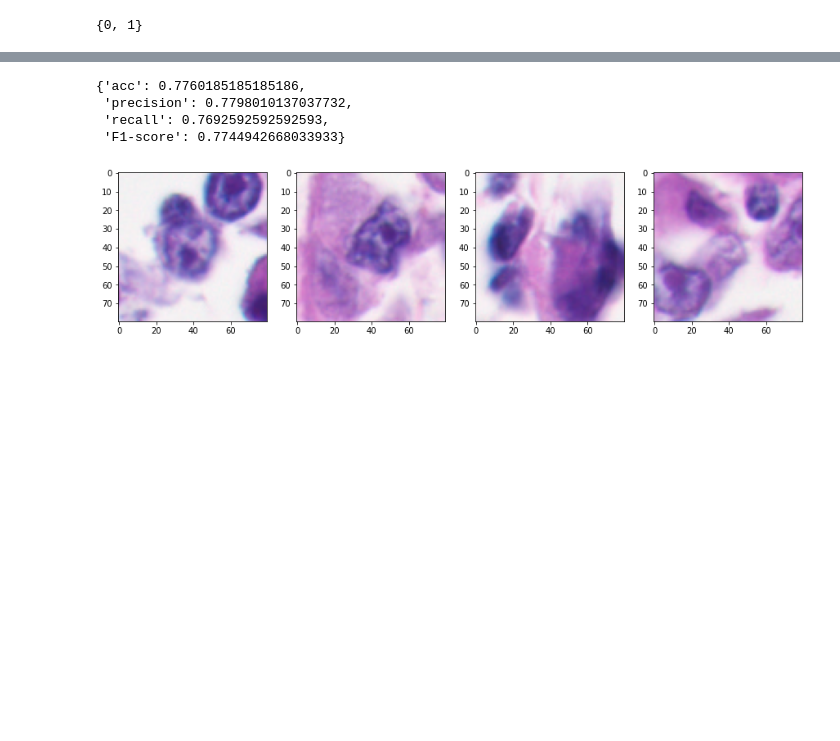
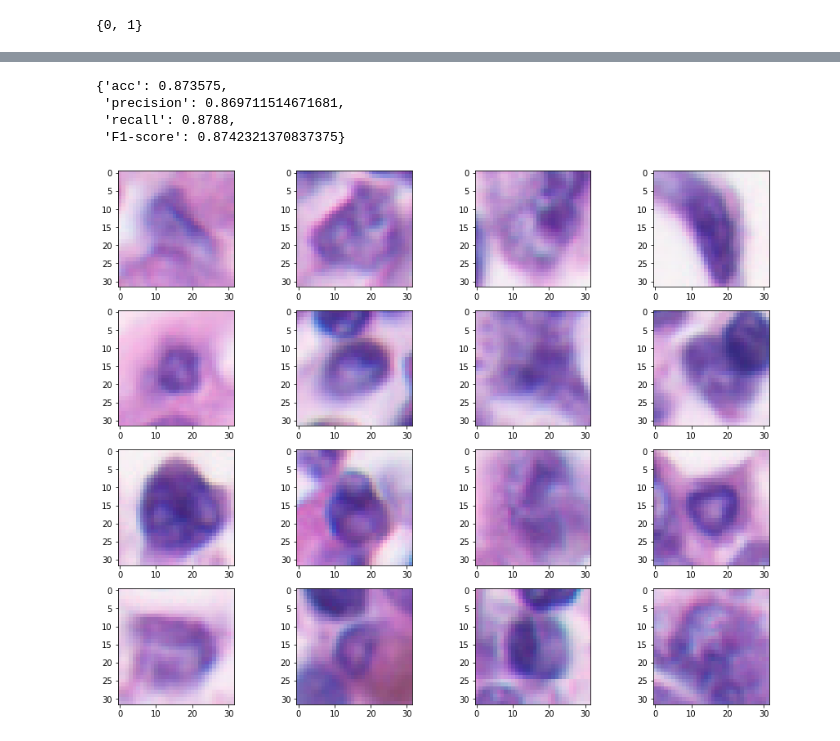
Before and after one commit to justimapa/mIF2HE, a Jupyter notebook: DenseNet.ipynb, the cells around one changed output, grey strips where cells are left out. Cells and saved outputs as stored; diff of their text form; code cells hidden in the pictures; blank space fills up the shorter version.

```diff
--- a/DenseNet.ipynb
+++ b/DenseNet.ipynb
@@ -117,12 +117,13 @@ class Dataset(object):
 # %%
 # training parameters
 
-batch_size = 50
-patch_size = 40
-num_epochs = 100
+batch_size = 64
+patch_size = 32
+num_epochs = 200
 phases = ["train","val"]
-phase_size = [28000,8000]
+phase_size = [500000,40000]
 validation_phases = ["val"]
+dataname = '2_SOX10p_vs_CD3p_CD20p'
 # %%
 # Transforms
 img_transform = transforms.Compose([
@@ -143,7 +144,7 @@ dataLoader = {}
 # Load the dataset
 for phase, size in zip(phases,phase_size):
 
-    dataset[phase] = Dataset(f"dataset/{phase}_{size}_{patch_size}_{num_classes}classes_CD3p_VS_SOX10p_CD68p_triplefiltered.h5", img_transform = img_transform)
+    dataset[phase] = Dataset(f"dataset/{phase}_{size}_{patch_size}_{num_classes}classes_{dataname}.h5", img_transform = img_transform)
     dataLoader[phase] = DataLoader(dataset[phase], batch_size = batch_size,
                                    shuffle=True, pin_memory=True)
 
@@ -208,17 +220,7 @@ experiment = 0
 # %%
-validation_images = []
-pred_labels = []
-true_labels = []
+# Writer for the TensorBoard
+writer = SummaryWriter(logdir=f'runs/Experiment_{experiment}_{patch_size}_{nclasses}classes_{dataname}')
 
-training_loss = []
-validation_loss = []
-validation_acc = []
-
-dataname = 'CD3p_VS_SOX10p_CD68p_triplefilter'
-experiment += 1
-# Writer for the TensorBoard
-writer = SummaryWriter(logdir=f'runs/Experiment_{experiment}_{patch_size}_{nclasses}classes_CD3p_VS_SOX10p_CD68p_triplefilter')
-best_loss_on_test = np.Infinity
 
 start_time = time.time()
 
@@ -265,7 +267,7 @@ for epoch in range(num_epochs):
 
                     cmatrix[phase]=cmatrix[phase]+confusion_matrix(yflat,cpredflat, labels=range(nclasses))
 
-                    if epoch == 99:
+                    if epoch == num_epochs-1:
 
                         validation_images.append(img_orig)
                         pred_labels.append(cpredflat)
@@ -435,7 +429,7 @@ model.load_state_dict(checkpoint["model_dict"])
 # %% [output]
 <All keys matched successfully>
 # %%
-with tables.open_file('dataset/test_10800_40_2classes_CD3p_VS_SOX10p_CD68p.h5', 'r') as db:
+with tables.open_file(f'./dataset/test_40000_{patch_size}_{num_classes}classes_{dataname}.h5', 'r') as db:
 
     images = db.root.patch[:]
     labels = db.root.label[:].astype(np.uint8)
@@ -472,16 +479,15 @@ metrics = {'acc' : accuracy, 'precision': Precision, 'recall' : Recall, 'F1-scor
 # %%
 metrics
 # %% [output]
-{'acc': 0.7760185185185186,
- 'precision': 0.7798010137037732,
- 'recall': 0.7692592592592593,
- 'F1-score': 0.7744942668033933}
+{'acc': 0.873575,
+ 'precision': 0.869711514671681,
+ 'recall': 0.8788,
+ 'F1-score': 0.8742321370837375}
 # %%
-fig, axes = plt.subplots(1,4,figsize=(15,12))
+fig, axes = plt.subplots(4,4,figsize=(15,12))
 
 for ax,element in zip(axes.flatten(),FP_index):
-
     ax.imshow(images[element])
 # %% [output]
-[figure, old version]
+[figure, new version]
 # %%
```
Also changed, not shown: parts of 14 cells of this notebook, 14 other files.
